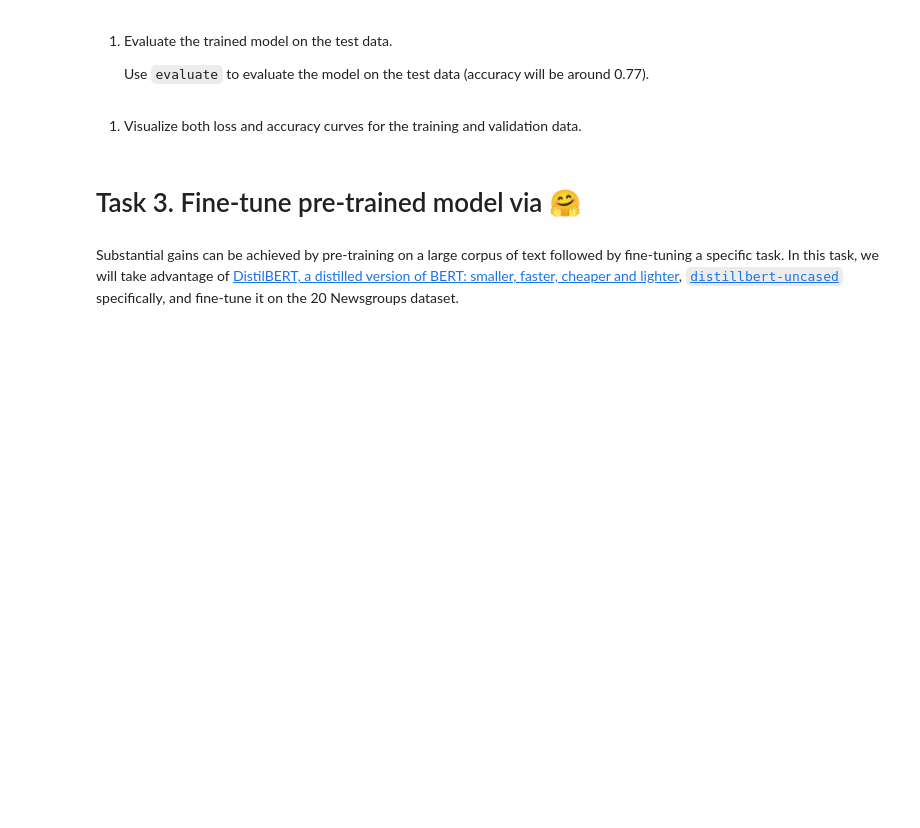
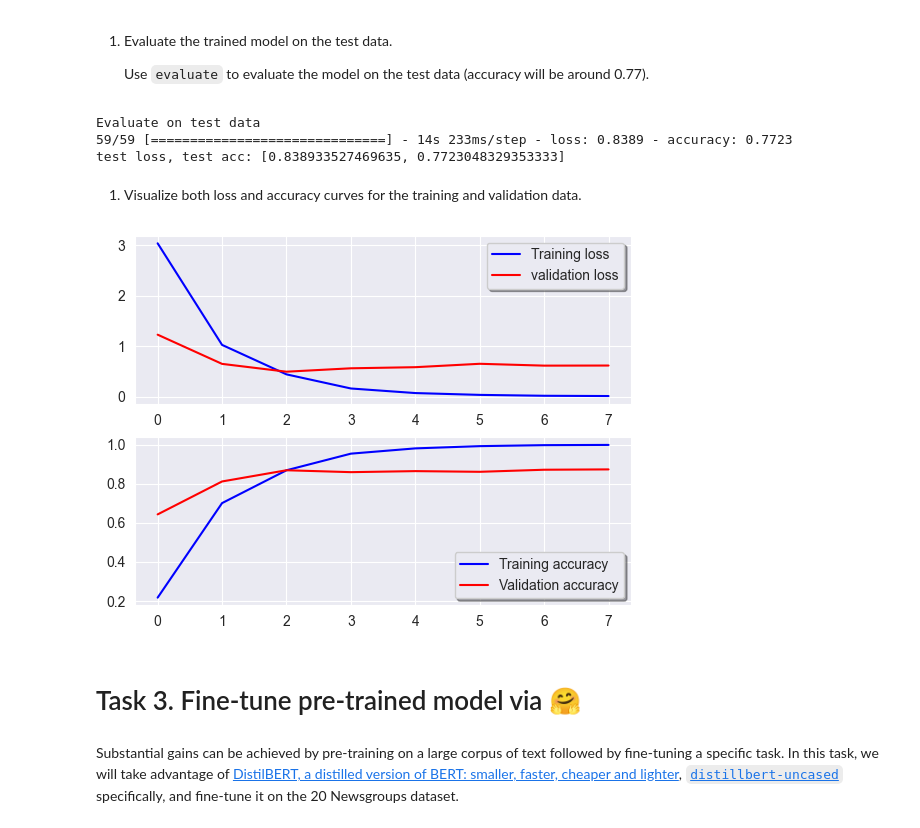
Before and after one commit to curtpond/MLE-10, a Jupyter notebook: assignments/week-11-transformers/nb/news-article-classification.ipynb, the cells around one changed output. Cells and saved outputs as stored; diff of their text form; code cells hidden in the pictures; blank space fills up the shorter version.

Commit message:
Made it to the last piece which is training and evaluating the fine-tuned model.

```diff
--- a/assignments/week-11-transformers/nb/news-article-classification.ipynb
+++ b/assignments/week-11-transformers/nb/news-article-classification.ipynb
@@ -168,7 +168,7 @@ MAX_LEN = 256
     Use `Tokenizer` to create a tokenizer for the training data. Set the `num_words` parameter to the number of words to keep in the vocabulary, and `oov_token` to be `"<unk>"`.
 # %%
 from keras.preprocessing.text import Tokenizer
-tokenizer = Tokenizer(num_words=VOCAB_SIZE, oov_token="<UNK>")
+tokenizer = Tokenizer(num_words=VOCAB_SIZE, oov_token="<unk>")
 tokenizer.fit_on_texts(X_train)
 # %% [markdown]
 1. Pad the sequences.
@@ -178,11 +178,10 @@ tokenizer.fit_on_texts(X_train)
     Complete function `preprocess` below to 1) tokenize the texts 2) pad the sequences to the same length.
 # %%
 from keras.preprocessing import sequence
-from keras.utils import pad_sequences
 
 def preprocess(texts, tokenizer, maxlen:int = MAX_LEN):
-    seqs = pad_sequences(tokenizer.texts_to_sequences(texts), maxlen=maxlen)
-    tokenized_text = tokenizer.texts_to_sequences(texts)
+    seqs = tokenizer.texts_to_sequences(texts)
+    tokenized_text = keras.utils.pad_sequences(seqs, maxlen=maxlen)
     return tokenized_text
 # %% [markdown]
 1. Preprocess the data.
@@ -265,11 +282,32 @@ ValueError: Failed to find data adapter that can handle input: (<class 'list'> c
 
     Use `evaluate` to evaluate the model on the test data (accuracy will be around 0.77).
 # %%
-# YOUR CODE HERE
+# Evaluate the model on the test data using `evaluate`
+print("Evaluate on test data")
+results = model.evaluate(X_test, y_test, batch_size=128)
+print("test loss, test acc:", results)
+# %% [output]
+Evaluate on test data
+59/59 [==============================] - 14s 233ms/step - loss: 0.8389 - accuracy: 0.7723
+test loss, test acc: [0.838933527469635, 0.7723048329353333]
 # %% [markdown]
 1. Visualize both loss and accuracy curves for the training and validation data.
 # %%
-# YOUR CODE HERE
+# Visualize loss and accuracy curves for training and validation
+import matplotlib.pyplot as plt
+import seaborn as sns
+sns.set_style('darkgrid')
+
+fig, ax = plt.subplots(2,1)
+ax[0].plot(history.history['loss'], color='b', label="Training loss")
+ax[0].plot(history.history['val_loss'], color='r', label="validation loss",axes =ax[0])
+legend = ax[0].legend(loc='best', shadow=True)
+
+ax[1].plot(history.history['accuracy'], color='b', label="Training accuracy")
+ax[1].plot(history.history['val_accuracy'], color='r',label="Validation accuracy")
+legend = ax[1].legend(loc='best', shadow=True)
+# %% [output]
+[figure, added]
 # %% [markdown]
 # Task 3. Fine-tune pre-trained model via 🤗
 # %% [markdown]
```
Also changed, not shown: parts of 16 cells of this notebook.
